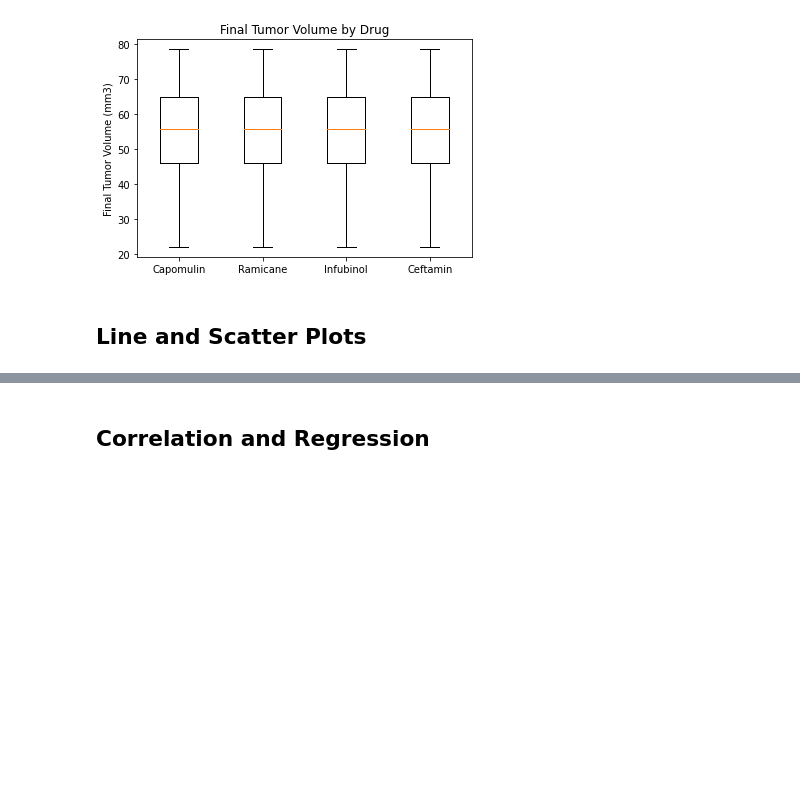
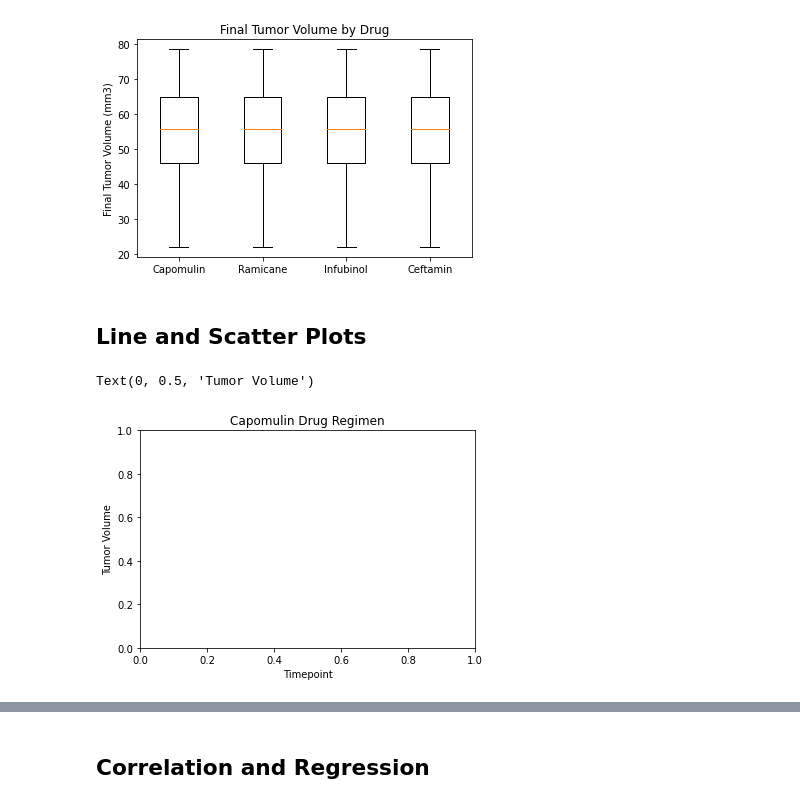
Before and after one commit to norojordan/Mathplotlib-HW, a Jupyter notebook: pymaceuticals_starter.ipynb, the cells around one changed output, grey strips where cells are left out. Drawn from its saved outputs; the diff is of its cells as text; code cells hidden in the pictures; blank space fills up the shorter version.

```diff
--- a/pymaceuticals_starter.ipynb
+++ b/pymaceuticals_starter.ipynb
@@ -327,3 +338,11 @@ plt.show()
 ## Line and Scatter Plots
 # %%
 # Generate a line plot of tumor volume vs. time point for a mouse treated with Capomulin
+
+#plt.plot(timepoint_cap,vol_data_cap)
+plt.title("Capomulin Drug Regimen")
+plt.xlabel('Timepoint')
+plt.ylabel('Tumor Volume')
+# %% [output]
+Text(0, 0.5, 'Tumor Volume')
+[figure, added]
```
Also changed, not shown: parts of 14 cells of this notebook.
